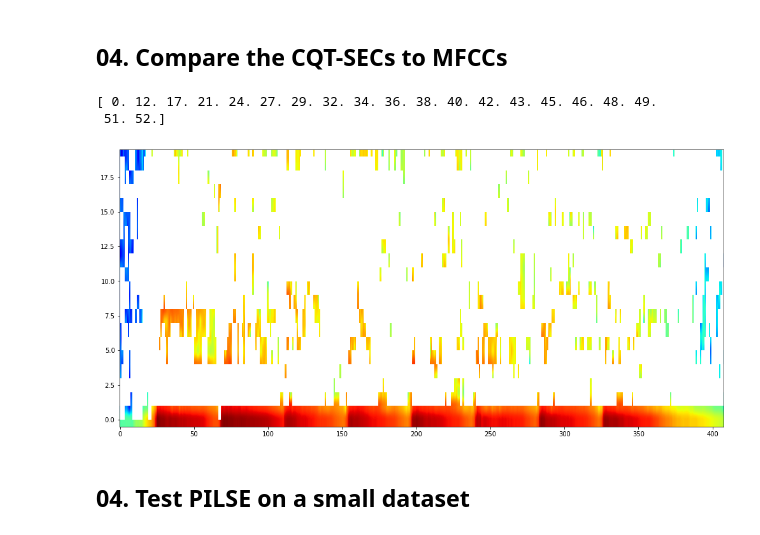
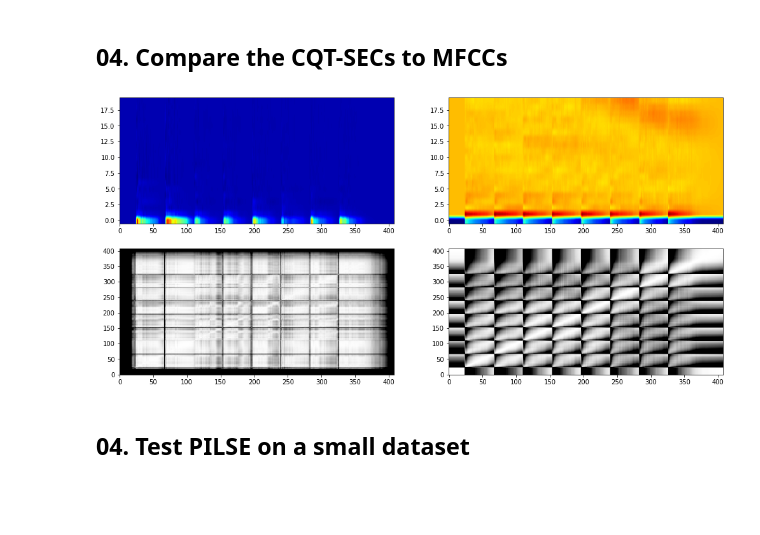
Before and after one commit to zafarrafii/CQHC-Python, a Jupyter notebook: CQT-SEC-Python.ipynb, the cells around one changed output. Cells and saved outputs as stored; diff of their text form; code cells hidden in the pictures; blank space fills up the shorter version.

```diff
--- a/PILSE-Python.ipynb
+++ b/CQT-SEC-Python.ipynb
@@ -424,14 +469,5 @@ plt.show()
 # %% [markdown]
 ## 04. Compare the CQT-SECs to MFCCs
-# %%
-number_coefficients = 20
-octave_resolution = 12
-i = octave_resolution*np.sqrt(np.arange(0, number_coefficients))
-
-print(np.round(i))
-# %% [output]
-[ 0. 12. 17. 21. 24. 27. 29. 32. 34. 36. 38. 40. 42. 43. 45. 46. 48. 49.
- 51. 52.]
 # %%
 import numpy as np
 import librosa
@@ -461,15 +497,17 @@ def cqtsec(audio_signal, sampling_frequency):
     cqt_pitch = np.real(np.fft.ifft(ftcqt_spectrogram/absftcqt_spectrogram, axis=0)[0:number_frequencies, :])
 
     # Refine the CQT-envelope
-    cqt_pitch[cqt_pitch < 0] = 0
+    cqt_pitch[cqt_pitch<0] = 0
     cqt_envelope = np.real(np.fft.ifft(ftcqt_spectrogram/(np.fft.fft(cqt_pitch, 2*number_frequencies-1, axis=0)+1e-6), \
                                        axis=0)[0:number_frequencies, :])
 
     # Get the indices of the CQT-SEC and extract them
-    i = np.round(octave_resolution*np.sqrt(np.arange(0, number_coefficients))).astype(int)
-    cqt_sec = cqt_envelope[i, :]
+    coefficient_indices = np.round(octave_resolution*np.log2(np.arange(1, number_harmonics+1))).astype(int)
+    cqt_sec = cqt_envelope[coefficient_indices, :]
+#     cqt_sec[cqt_sec<0] = 0
 
     return cqt_sec
+
 
 # Define a function to compute the MFCCs
 def mfcc(audio_signal, sampling_frequency):
@@ -479,56 +517,52 @@ def mfcc(audio_signal, sampling_frequency):
     step_length = int(window_length/2)
     audio_mfcc = librosa.feature.mfcc(y=audio_signal, sr=sampling_frequency, n_fft=window_length, hop_length=step_length)
 
     return audio_mfcc
 
 
 # Define a function to compute a self-similarity matrix using the cosine similarity
 def ssm(audio_feature):
 
     # Normalize the columns by their Euclidean norm
     audio_feature0 = audio_feature/(np.sqrt(np.sum(np.power(audio_feature, 2), axis=0))+0.001)
 
     # Multiple the normalized columns with each other
     similarity_matrix = np.matmul(audio_feature0.T, audio_feature0)
 
     return similarity_matrix
 
 
 # Load an audio file with its sampling frequency, and keep only its left channel
 file_path = r"94812__digifishmusic__c4-major-scale-piano.wav"
 # file_path = r"557469__oleviolin__d-scale-violin.wav"
 sampling_frequency = 16000
 audio_signal, sampling_frequency = librosa.load(file_path, sr=None, mono=True)
 
 # Compute the CQT-SEC
 cqt_sec = cqtsec(audio_signal, sampling_frequency)
 
+# Compute the self-similarity matrix using the cosine similarity
+similarity_matrix = ssm(cqt_sec)
+
+# Compute the MFCCs
+audio_mfcc = mfcc(audio_signal, sampling_frequency)
+
+# Compute the self-similarity matrix using the cosine similarity
+similarity_matrix2 = ssm(audio_mfcc)
+
+# Display everything
 plt.figure(figsize=(17, 8))
-plt.imshow(20*np.log10(cqt_sec), cmap="jet", aspect="auto", origin="lower")
+plt.subplot(2, 2, 1)
+plt.imshow(cqt_sec, cmap="jet", aspect="auto", origin="lower")
+plt.subplot(2, 2, 2)
+plt.imshow(audio_mfcc, cmap="jet", aspect="auto", origin="lower")
+plt.subplot(2, 2, 3)
+plt.imshow(similarity_matrix, cmap="gray", aspect="auto", origin="lower", vmin=0.9, vmax=1)
+plt.subplot(2, 2, 4)
+plt.imshow(similarity_matrix2, cmap="gray", aspect="auto", origin="lower", vmin=0.9, vmax=1)
 plt.show()
-
-# # Compute the self-similarity matrix using the cosine similarity
-# similarity_matrix = ssm(cqt_envelope[0:40, :])
-
-# # Compute the MFCCs
-# audio_mfcc = mfcc(audio_signal, sampling_frequency)
-
-# # Compute the self-similarity matrix using the cosine similarity
-# similarity_matrix2 = ssm(audio_mfcc)
-
-# ...
-# plt.figure(figsize=(17, 8))
-# plt.subplot(2, 2, 1)
-# plt.imshow(20*np.log10(envelope_component[0:40, :]+1e-6), cmap="jet", aspect="auto", origin="lower")
-# plt.subplot(2, 2, 2)
-# plt.imshow(audio_mfcc, cmap="jet", aspect="auto", origin="lower")
-# plt.subplot(2, 2, 3)
-# plt.imshow(similarity_matrix, cmap="gray", aspect="auto", origin="lower", vmin=0.5, vmax=1)
-# plt.subplot(2, 2, 4)
-# plt.imshow(similarity_matrix2, cmap="gray", aspect="auto", origin="lower", vmin=0.5, vmax=1)
-# plt.show()
 # %% [output]
-[figure, old version]
+[figure, new version]
 # %% [markdown]
 ## 04. Test PILSE on a small dataset
 # %%
```
Also changed, not shown: parts of 2 cells of this notebook.
